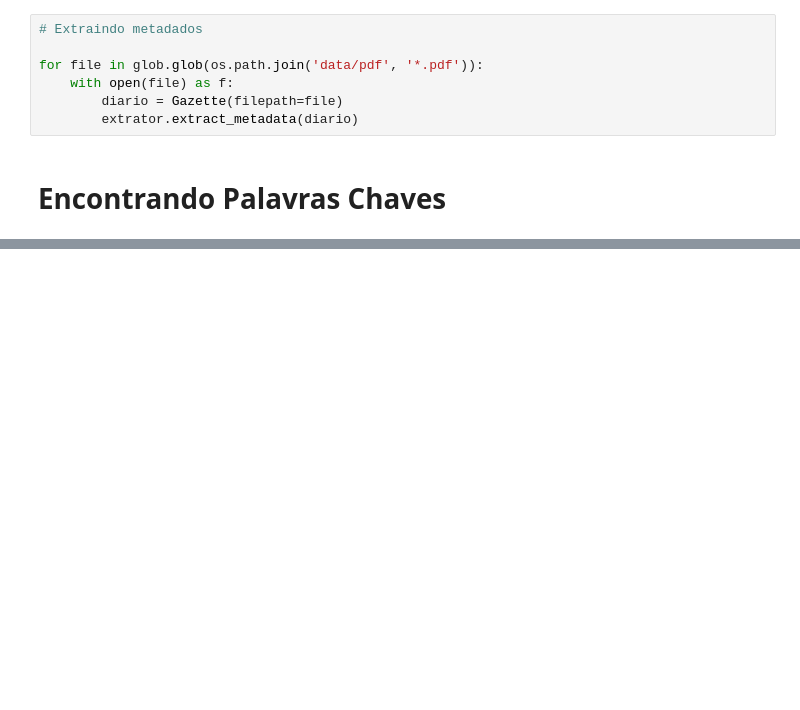
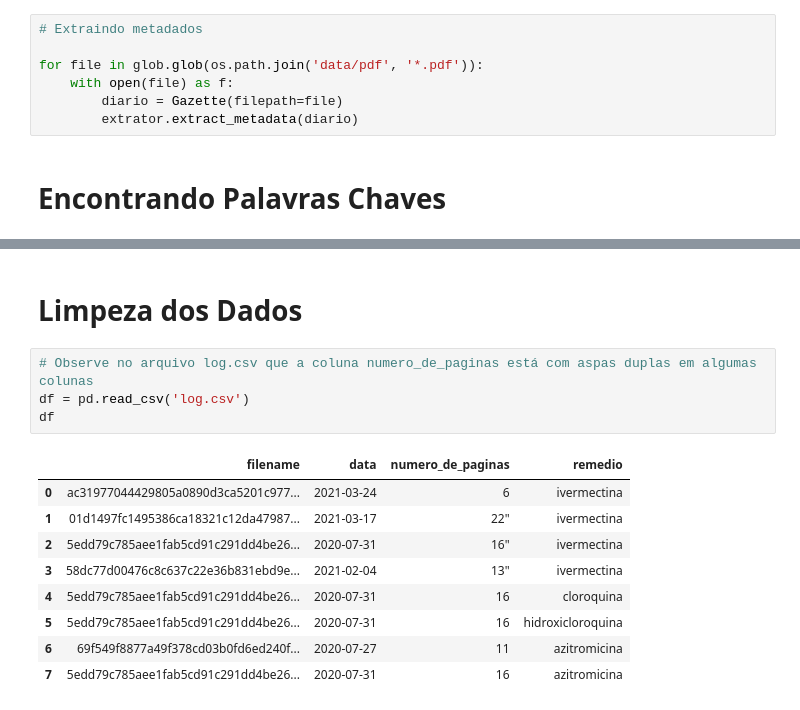
Before and after one commit to bezerraescossia/imd-data-science, a Jupyter notebook: report.ipynb, the cells around one changed output, grey strips where cells are left out. Cells and saved outputs as stored; diff of their text form; blank space fills up the shorter version.

```diff
--- a/report.ipynb
+++ b/report.ipynb
@@ -85,0 +68,16 @@ for file in glob.glob(os.path.join('data/all', '*.txt')):
+# %% [markdown]
+# Limpeza dos Dados
+# %%
+# Observe no arquivo log.csv que a coluna numero_de_paginas está com aspas duplas em algumas colunas
+df = pd.read_csv('log.csv')
+df
+# %% [output]
+|  | filename | data | numero_de_paginas | remedio |
+| 0 | ac31977044429805a0890d3ca5201c977... | 2021-03-24 | 6 | ivermectina |
+| 1 | 01d1497fc1495386ca18321c12da47987... | 2021-03-17 | 22" | ivermectina |
+| 2 | 5edd79c785aee1fab5cd91c291dd4be26... | 2020-07-31 | 16" | ivermectina |
+| 3 | 58dc77d00476c8c637c22e36b831ebd9e... | 2021-02-04 | 13" | ivermectina |
+| 4 | 5edd79c785aee1fab5cd91c291dd4be26... | 2020-07-31 | 16 | cloroquina |
+| 5 | 5edd79c785aee1fab5cd91c291dd4be26... | 2020-07-31 | 16 | hidroxicloroquina |
+| 6 | 69f549f8877a49f378cd03b0fd6ed240f... | 2020-07-27 | 11 | azitromicina |
+| 7 | 5edd79c785aee1fab5cd91c291dd4be26... | 2020-07-31 | 16 | azitromicina |
```
Also changed, not shown: parts of 13 cells of this notebook, 5 other files.
